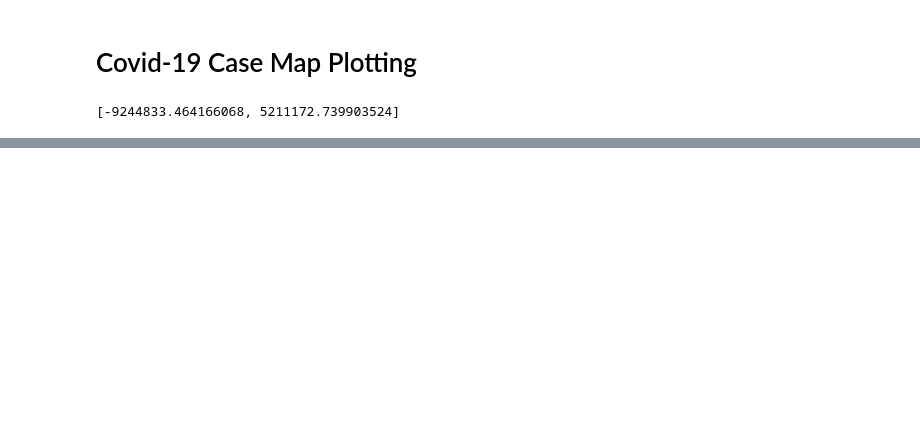
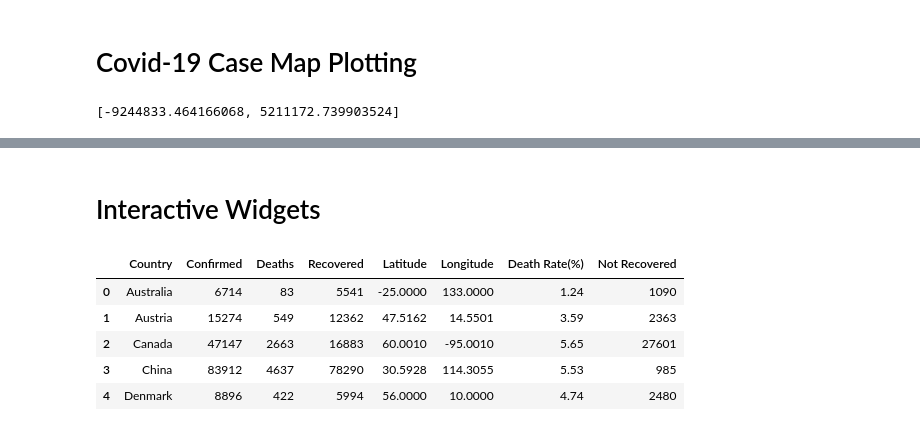
Before and after one commit to MuhammadHasbiAshshiddieqy/pythonDS-COVID-19-, a Jupyter notebook: Covid_With_Bokeh.ipynb, the cells around one changed output, grey strips where cells are left out. Drawn from its saved outputs; the diff is of its cells as text; code cells hidden in the pictures; blank space fills up the shorter version.

```diff
--- a/Covid_With_Bokeh.ipynb
+++ b/Covid_With_Bokeh.ipynb
@@ -524,3 +524,5 @@ show(m)
 [interactive output not drawn]
 [interactive output not drawn]
 [interactive output not drawn]
+# %% [markdown]
+# Interactive Widgets
@@ -526,0 +533,9 @@ show(m)
+# %%
+dfCovid.head()
+# %% [output]
+|  | Country | Confirmed | Deaths | Recovered | Latitude | Longitude | Death Rate(%) | Not Recovered |
+| 0 | Australia | 6714 | 83 | 5541 | -25.0000 | 133.0000 | 1.24 | 1090 |
+| 1 | Austria | 15274 | 549 | 12362 | 47.5162 | 14.5501 | 3.59 | 2363 |
+| 2 | Canada | 47147 | 2663 | 16883 | 60.0010 | -95.0010 | 5.65 | 27601 |
+| 3 | China | 83912 | 4637 | 78290 | 30.5928 | 114.3055 | 5.53 | 985 |
+| 4 | Denmark | 8896 | 422 | 5994 | 56.0000 | 10.0000 | 4.74 | 2480 |
```
Also changed, not shown: parts of 2 cells of this notebook.
